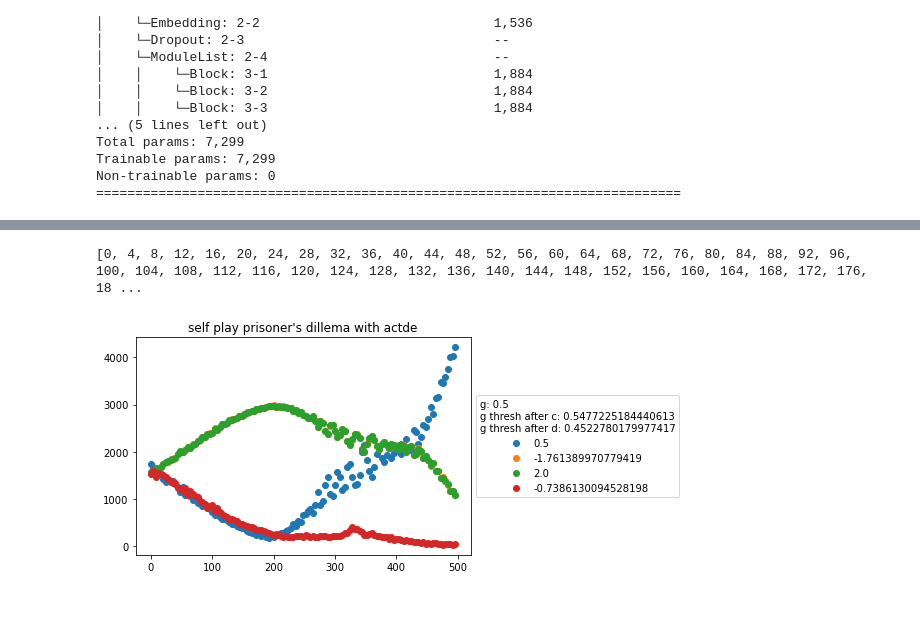
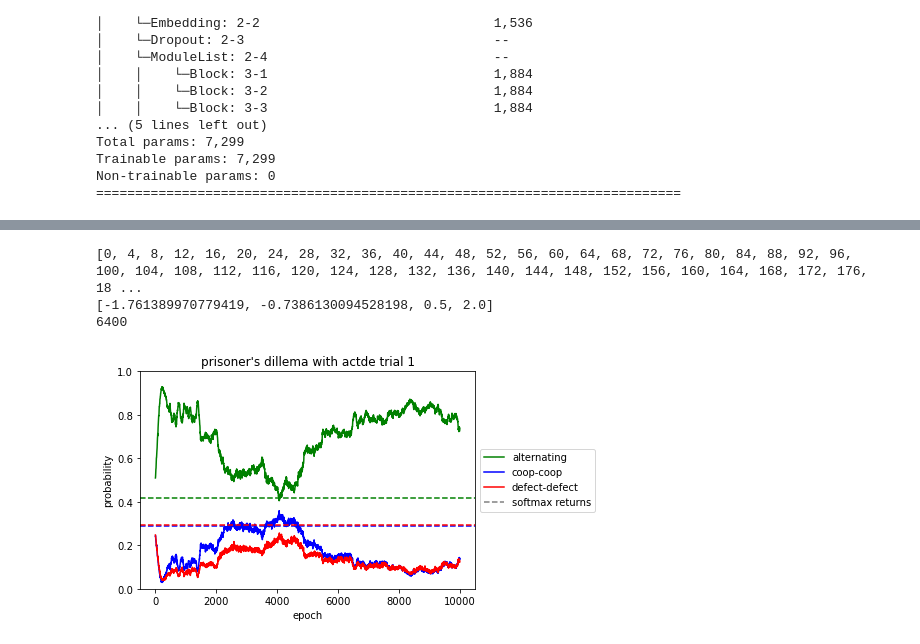
Before and after one commit to MichaelEinhorn/prisonerUnitTest, a Jupyter notebook: prisonerTest.ipynb, the cells around one changed output, grey strips where cells are left out. Saved outputs shown, nothing was run; the diff lists cells and outputs as text; code cells hidden in the pictures; blank space fills up the shorter version.

Commit message:
std graph

```diff
--- a/prisonerTest.ipynb
+++ b/prisonerTest.ipynb
@@ -54,25 +181,62 @@ tensor(0.5000)
 # %%
+# plot of single run
+
+trial_num = 1
+stats_filename = f"rewStats-t{trial_num}.json"
+
 import json
-with open("rewStats.json", 'r') as file:
+with open("stats/" + stats_filename, 'r') as file:
     iter_list, rew_dict, avg_rets, loss_list = json.load(file)
 print(iter_list, rew_dict, avg_rets)
+
+rew_vals = sorted([float(r) for r in rew_dict.keys()])
+print(rew_vals)
+
+rew_dict_named = {}
+total = 0
+for f in rew_dict.values():
+    total += f[0]
+print(total)
+
+rew_dict_named["alternating"] = [(rew_dict[str(rew_vals[0])][i] + rew_dict[str(rew_vals[3])][i]) / total for i in range(len(iter_list))]
+rew_dict_named["coop-coop"] = [rew_dict[str(rew_vals[2])][i] / total for i in range(len(iter_list))]
+rew_dict_named["defect-defect"] = [rew_dict[str(rew_vals[1])][i] / total for i in range(len(iter_list))]
 # %% [output]
 [0, 4, 8, 12, 16, 20, 24, 28, 32, 36, 40, 44, 48, 52, 56, 60, 64, 68, 72, 76, 80, 84, 88, 92, 96, 100, 104, 108, 112, 116, 120, 124, 128, 132, 136, 140, 144, 148, 152, 156, 160, 164, 168, 172, 176, 18 ...
+[-1.761389970779419, -0.7386130094528198, 0.5, 2.0]
+6400
 # %%
 import matplotlib.pyplot as plt
 import numpy as np
+
+minEp = 0
+maxEp = 6400
+stride = 1
 
 alg_name = train_config.alg_name
 if alg_name == "reject":
     alg_name = "rejection sampling"
 
 plt.figure()
-title = f"self play prisoner's dillema with {alg_name}"
+title = f"prisoner's dillema with {alg_name} trial {trial_num}"
 plt.title(title)
-for k in rew_dict:
-    plt.scatter(iter_list, rew_dict[k], label=k)
-plt.legend(loc='center left', bbox_to_anchor=(1, 0.5), title=f"g: {train_config.gamma}\ng thresh after c: {trainer.equilibriumDiscount(startCoop=True)}\ng thresh after d: {trainer.equilibriumDiscount(startCoop=False)}")
-plt.savefig(alg_name + ".jpg", bbox_inches='tight')
+plt.ylabel("probability")
+plt.xlabel("epoch")
+for k in rew_dict_named:
+    plt.plot(iter_list[minEp:maxEp:stride], rew_dict_named[k][minEp:maxEp:stride], label=k, color=colors[k], marker="")
+
+# horizontal dashed line of each softmax returns
+plt.axhline(y=softmax_returns[0], color=colors["coop-coop"], linestyle='--')
+plt.axhline(y=softmax_returns[1], color=colors["defect-defect"], linestyle='--')
+plt.axhline(y=softmax_returns[2], color=colors["alternating"], linestyle='--')
+
+plt.ylim(0, 1)
+# out of bound line to add a gray dash to legend
+plt.axhline(y=-1, color="gray", linestyle='--', label="softmax returns")
+
+plt.legend(loc='center left',
+           bbox_to_anchor=(1, 0.5))
+plt.savefig(alg_name + f"-t{trial_num}.jpg", bbox_inches='tight', dpi=500)
 plt.show()
 # %% [output]
-[figure, old version]
+[figure, new version]
```
Also changed, not shown: parts of 7 cells of this notebook, 2 other files.
